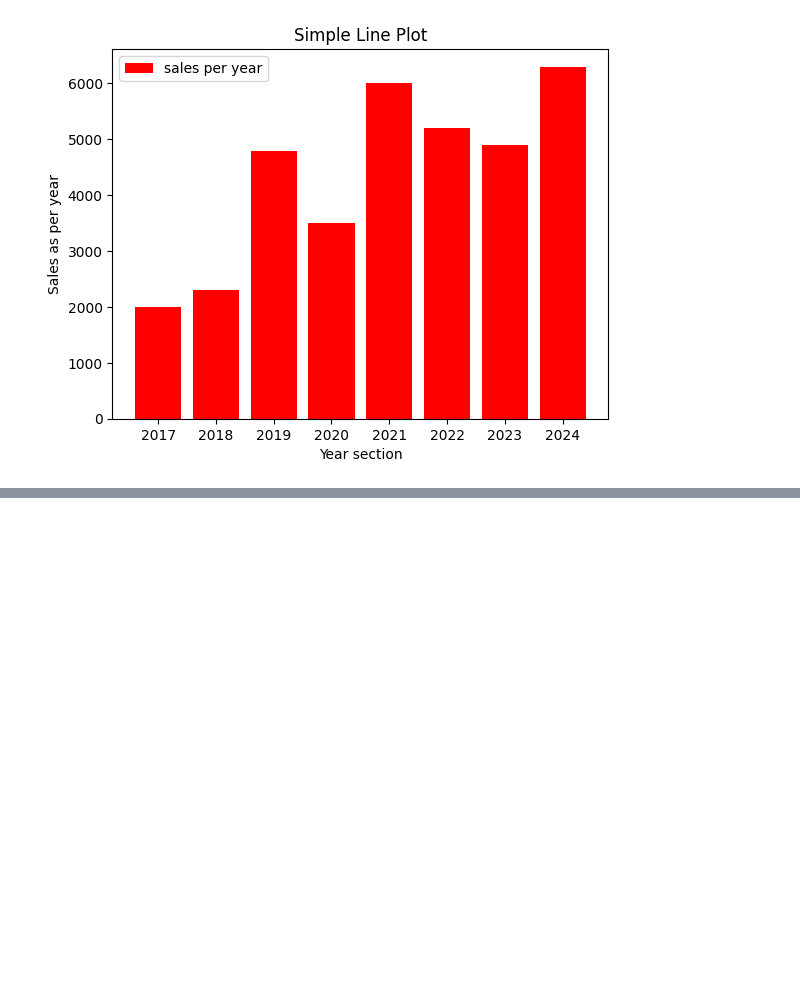
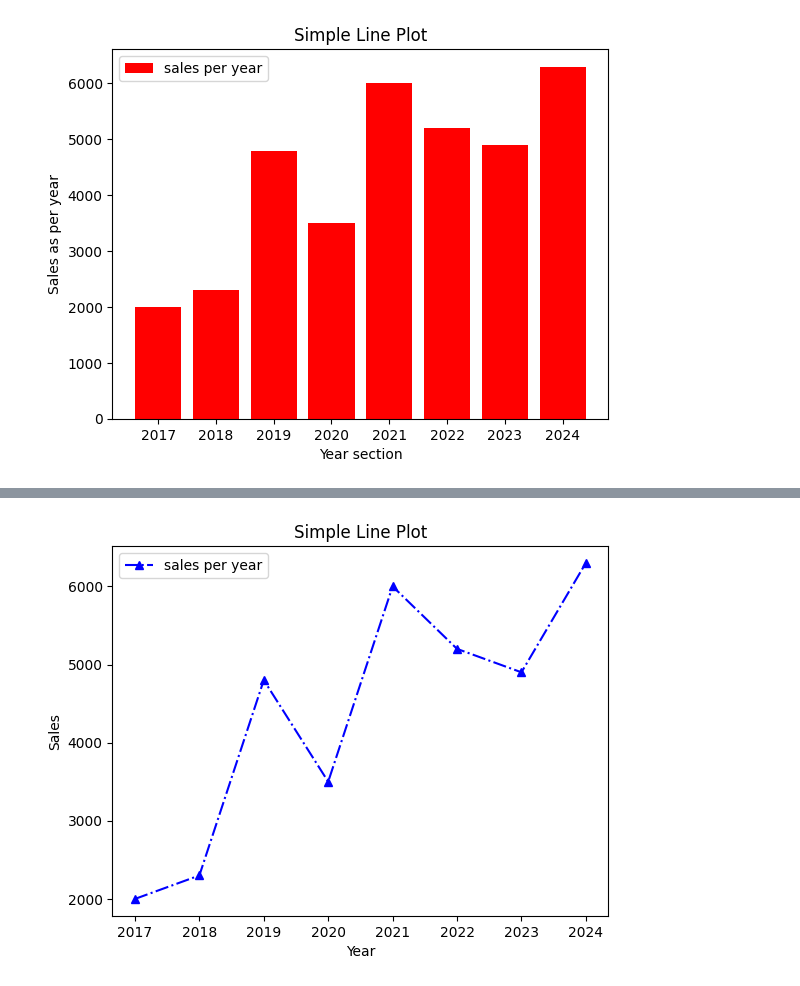
Before and after one commit to Ramesh-Bojanapu-1011/ai_python_practice, a Jupyter notebook: matlab_practice/practice2.ipynb, the cells around one changed output, grey strips where cells are left out. Drawn from its saved outputs; the diff is of its cells as text; code cells hidden in the pictures; blank space fills up the shorter version.

```diff
--- a/matlab_practice/practice2.ipynb
+++ b/matlab_practice/practice2.ipynb
@@ -67,0 +81,15 @@ plt.show()
+# %%
+df.plot(
+    "Year",
+    "Sales",
+    kind="line",
+    title="Simple Line Plot",
+    label="sales per year",
+    style="b-.^",  # 'color:line_style:marker'
+)
+
+plt.xlabel("Year")
+plt.ylabel("Sales")
+plt.show()
+# %% [output]
+[figure, added]
```
Also changed, not shown: parts of 8 cells of this notebook.
